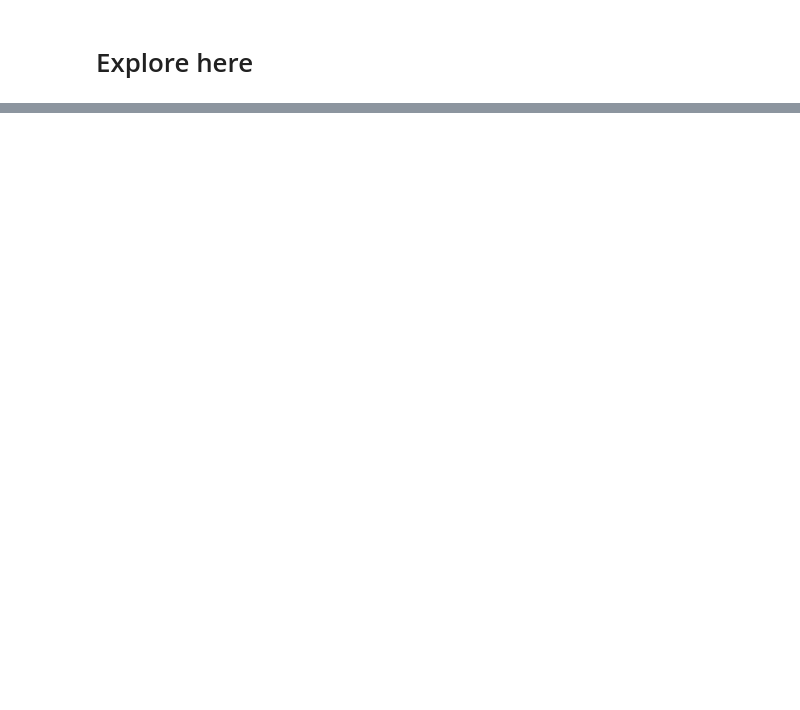
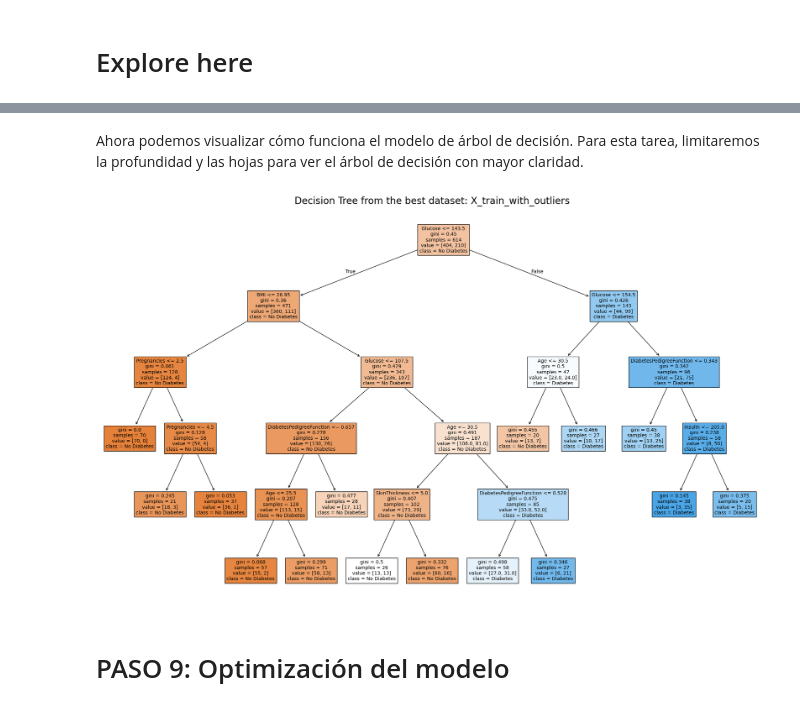
Before and after one commit to 4GeeksAcademy/brayan-proyecto-de-rbol-de-decisi-n, a Jupyter notebook: src/explore.ipynb, the cells around one changed output, grey strips where cells are left out. Saved outputs shown, nothing was run; the diff lists cells and outputs as text; code cells hidden in the pictures; blank space fills up the shorter version.

```diff
--- a/src/explore.ipynb
+++ b/src/explore.ipynb
@@ -191,0 +533,27 @@ plt.show()
+# %%
+results = []
+
+dataset_references = {
+    "X_train_with_outliers": (X_train_with_outliers, X_test_with_outliers),
+    "X_train_without_outliers": (X_train_without_outliers, X_test_without_outliers),
+    "X_train_with_outliers_norm": (X_train_with_outliers_norm, X_test_with_outliers_norm),
+    "X_train_without_outliers_norm": (X_train_without_outliers_norm, X_test_without_outliers_norm),
+    "X_train_with_outliers_minmax": (X_train_with_outliers_minmax, X_test_with_outliers_minmax),
+    "X_train_without_outliers_minmax": (X_train_without_outliers_minmax, X_test_without_outliers_minmax),
+}
+
+for dataset_name, (X_train, X_test) in dataset_references.items():
+    model = DecisionTreeClassifier(random_state=42)
+    model.fit(X_train, y_train)
+    y_pred = model.predict(X_test)
+    accuracy = accuracy_score(y_test, y_pred)
+    results.append({
+        "dataset_name": dataset_name,
+        "accuracy": accuracy
+    })
+
+results_df = pd.DataFrame(results).sort_values(by='accuracy', ascending=False)
+print(results_df)
+winning_dataset_name = results_df.iloc[0]["dataset_name"]
+winning_dataset_X_train, best_X_test = dataset_references[winning_dataset_name]
+print(f'The best dataset is {winning_dataset_name} with a {accuracy * 100:.4f}% of accuracy')
@@ -191,0 +569,20 @@ plt.show()
+# %% [markdown]
+Ahora podemos visualizar cómo funciona el modelo de árbol de decisión. Para esta tarea, limitaremos la profundidad y las hojas para ver el árbol de decisión con mayor claridad.
+# %%
+best_model = DecisionTreeClassifier(random_state=42, max_depth=5, min_samples_leaf=20)
+best_model.fit(winning_dataset_X_train, y_train)
+
+plt.figure(figsize=(25, 15))
+plot_tree(
+    best_model,
+    feature_names=winning_dataset_X_train.columns.tolist(),
+    class_names=['No Diabetes', 'Diabetes'],
+    filled=True,
+    fontsize=10
+)
+plt.title(f'Decision Tree from the best dataset: {winning_dataset_name}', fontsize=20)
+plt.show()
+# %% [output]
+[figure, added]
+# %% [markdown]
+# PASO 9: Optimización del modelo
```
Also changed, not shown: parts of 69 cells of this notebook, 26 other files.
